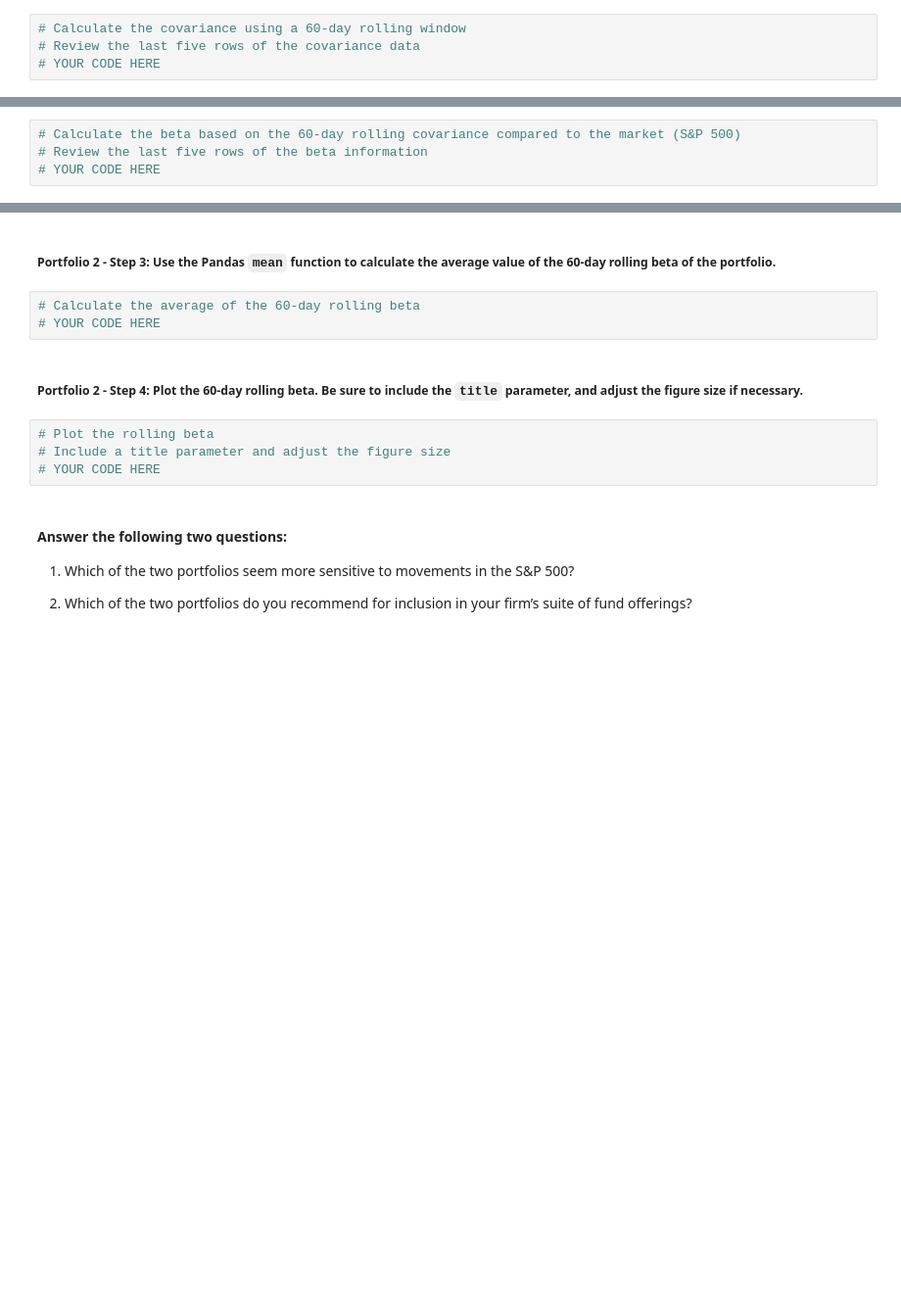
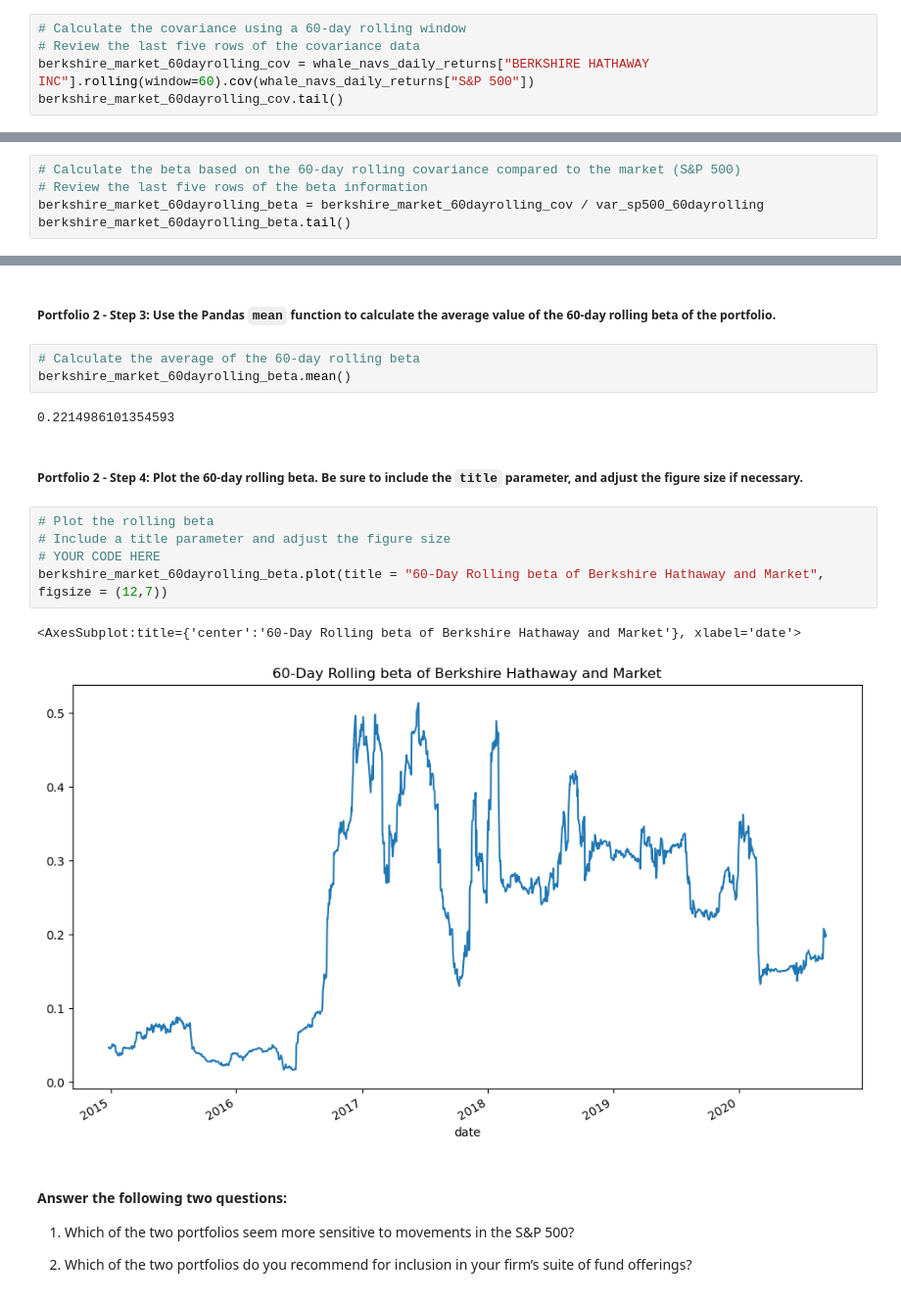
Before and after one commit to halamkim/challenge_04, a Jupyter notebook: Starter_Code 4/risk_return_analysis.ipynb, the cells around one changed output, grey strips where cells are left out. Shown: that part at 98% size. Cells and saved outputs as stored; diff of their text form; blank space fills up the shorter version.

```diff
--- a/Starter_Code 4/risk_return_analysis.ipynb
+++ b/Starter_Code 4/risk_return_analysis.ipynb
@@ -432,4 +437,5 @@ display(tiger_market_60dayrolling_beta)
 # %%
 # Calculate the covariance using a 60-day rolling window
 # Review the last five rows of the covariance data
-# YOUR CODE HERE
+berkshire_market_60dayrolling_cov = whale_navs_daily_returns["BERKSHIRE HATHAWAY INC"].rolling(window=60).cov(whale_navs_daily_returns["S&P 500"])
+berkshire_market_60dayrolling_cov.tail()
@@ -438,4 +452,5 @@ display(tiger_market_60dayrolling_beta)
 # %%
 # Calculate the beta based on the 60-day rolling covariance compared to the market (S&P 500)
 # Review the last five rows of the beta information
-# YOUR CODE HERE
+berkshire_market_60dayrolling_beta = berkshire_market_60dayrolling_cov / var_sp500_60dayrolling
+berkshire_market_60dayrolling_beta.tail()
@@ -443,13 +466,19 @@ display(tiger_market_60dayrolling_beta)
 ##### Portfolio 2 - Step 3: Use the Pandas `mean` function to calculate the average value of the 60-day rolling beta of the portfolio.
 # %%
 # Calculate the average of the 60-day rolling beta
-# YOUR CODE HERE
+berkshire_market_60dayrolling_beta.mean()
+# %% [output]
+0.2214986101354593
 # %% [markdown]
 ##### Portfolio 2 - Step 4: Plot the 60-day rolling beta. Be sure to include the `title` parameter, and adjust the figure size if necessary.
 # %%
 # Plot the rolling beta
 # Include a title parameter and adjust the figure size
 # YOUR CODE HERE
+berkshire_market_60dayrolling_beta.plot(title = "60-Day Rolling beta of Berkshire Hathaway and Market", figsize = (12,7))
+# %% [output]
+<AxesSubplot:title={'center':'60-Day Rolling beta of Berkshire Hathaway and Market'}, xlabel='date'>
+[figure, added]
 # %% [markdown]
 #### Answer the following two questions:
 
```
Also changed, not shown: parts of 8 cells of this notebook.
